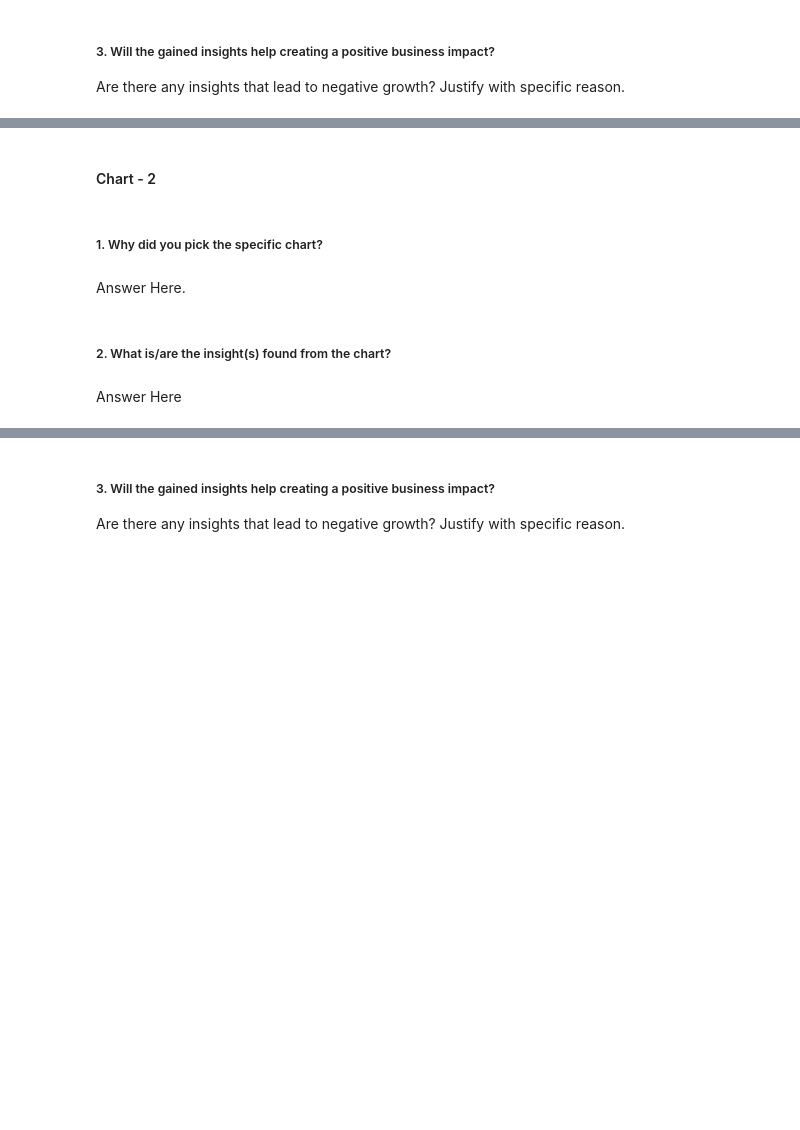
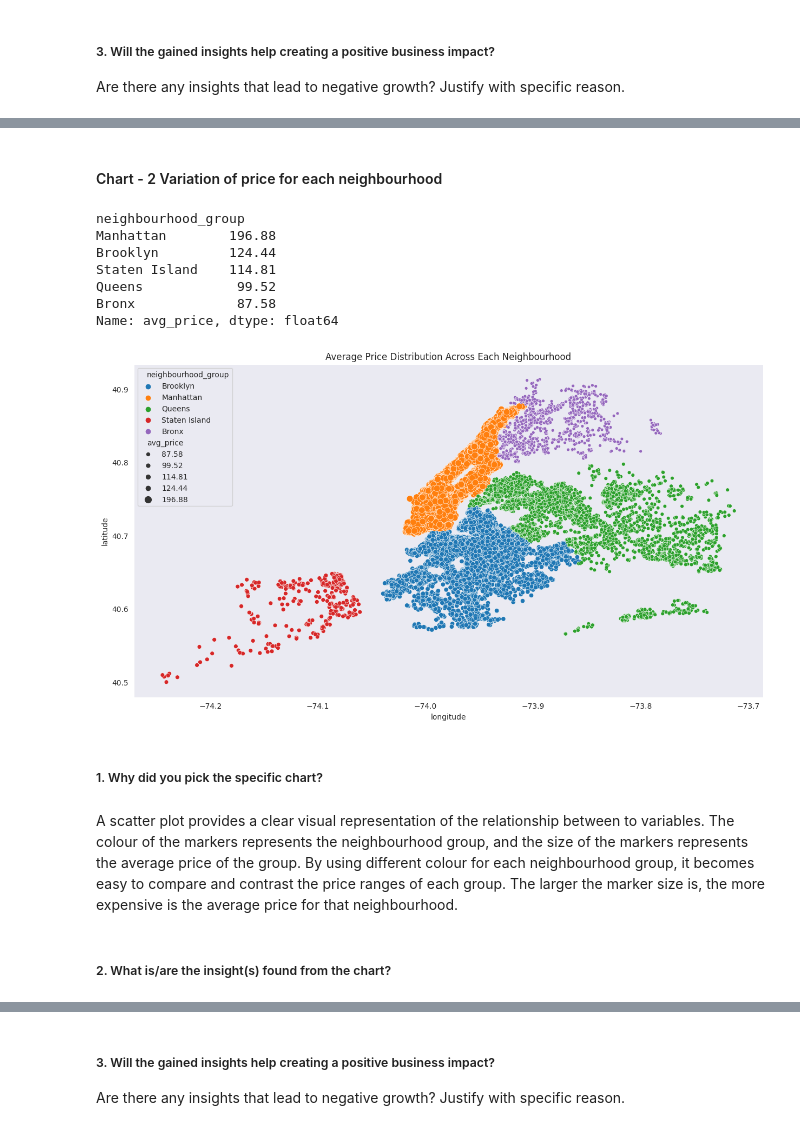
Before and after one commit to david-paul-m/Python-EDA, a Jupyter notebook: David_PY_EDA_AirBnb_Bookings_Analysis.ipynb, the cells around one changed output, grey strips where cells are left out. Saved outputs shown, nothing was run; the diff lists cells and outputs as text; code cells hidden in the pictures; blank space fills up the shorter version.

```diff
--- a/David_PY_EDA_AirBnb_Bookings_Analysis.ipynb
+++ b/David_PY_EDA_AirBnb_Bookings_Analysis.ipynb
@@ -396,2 +392,2 @@ Answer Here
 # %% [markdown]
-#### Chart - 2
+#### Chart - 2 Variation of price for each neighbourhood
@@ -400,8 +394,31 @@ Answer Here
+# %%
+# Chart - 2 visualization code
+
+#Creating a dataframe with the average prices for each neighbourhood_group:
+temp_df = df1.groupby('neighbourhood_group')['price'].mean().round(2).reset_index().rename(columns={'price':'avg_price'})
+
+#Merging the above dataframe with the main dataframe to get the avg_price column for scatter plot:
+ch2_df = pd.merge(df1,temp_df, how='inner', on='neighbourhood_group')
+# %%
+#Printing the average price for each neighbourhood group:
+print(ch2_df.groupby('neighbourhood_group')['avg_price'].mean().sort_values(ascending=False))
+
+#Plotting a scatter plot using the longitudes and latitudes, with each neighbourhood having a separate colour and marker size varying basis the average price:
+plt.figure(figsize=(15,8))
+sns.scatterplot(data=ch2_df, x='longitude', y='latitude', hue='neighbourhood_group', size='avg_price')
+plt.title('Average Price Distribution Across Each Neighbourhood', fontsize=12);
+# %% [output]
+neighbourhood_group
+Manhattan        196.88
+Brooklyn         124.44
+Staten Island    114.81
+Queens            99.52
+Bronx             87.58
+Name: avg_price, dtype: float64
+[figure, added]
 # %% [markdown]
 ##### 1. Why did you pick the specific chart?
-# %% [markdown]
-Answer Here.
+# %% [markdown]
+A scatter plot provides a clear visual representation of the relationship between to variables. The colour of the markers represents the neighbourhood group, and the size of the markers represents the average price of the group. By using different colour for each neighbourhood group, it becomes easy to compare and contrast the price ranges of each group. The larger the marker size is, the more expensive is the average price for that neighbourhood.
 # %% [markdown]
 ##### 2. What is/are the insight(s) found from the chart?
-# %% [markdown]
-Answer Here
```
Also changed, not shown: parts of 37 cells of this notebook.
